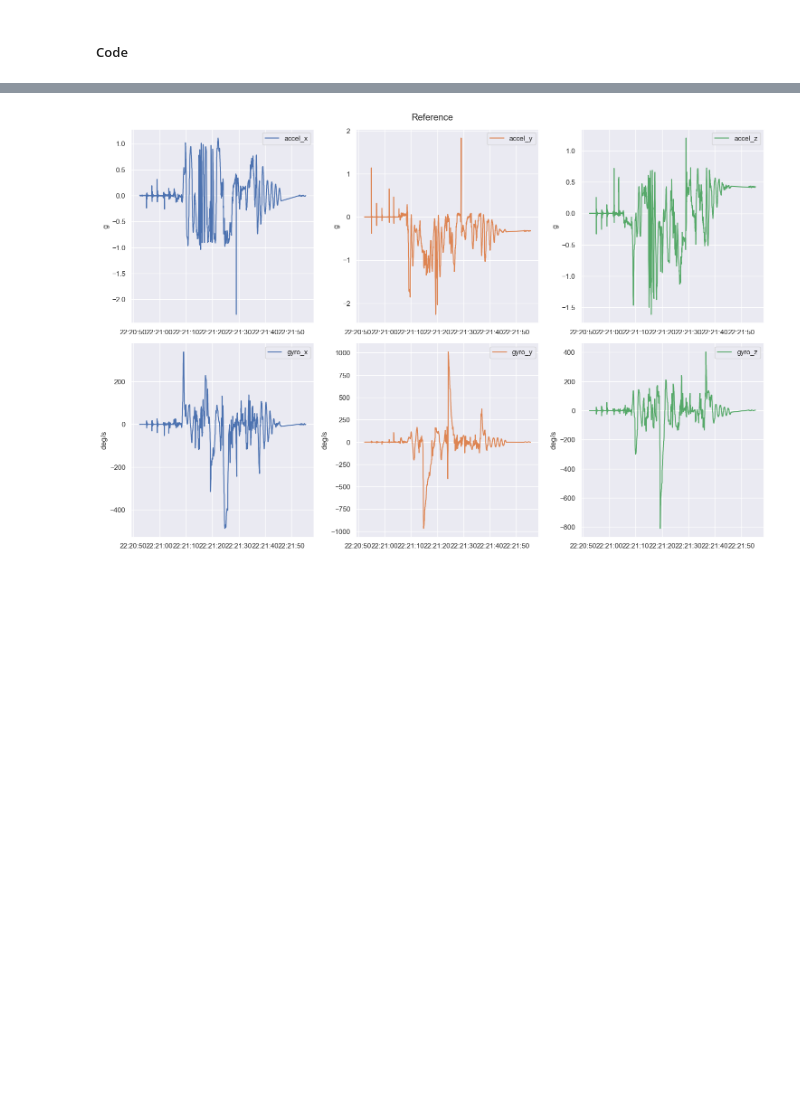
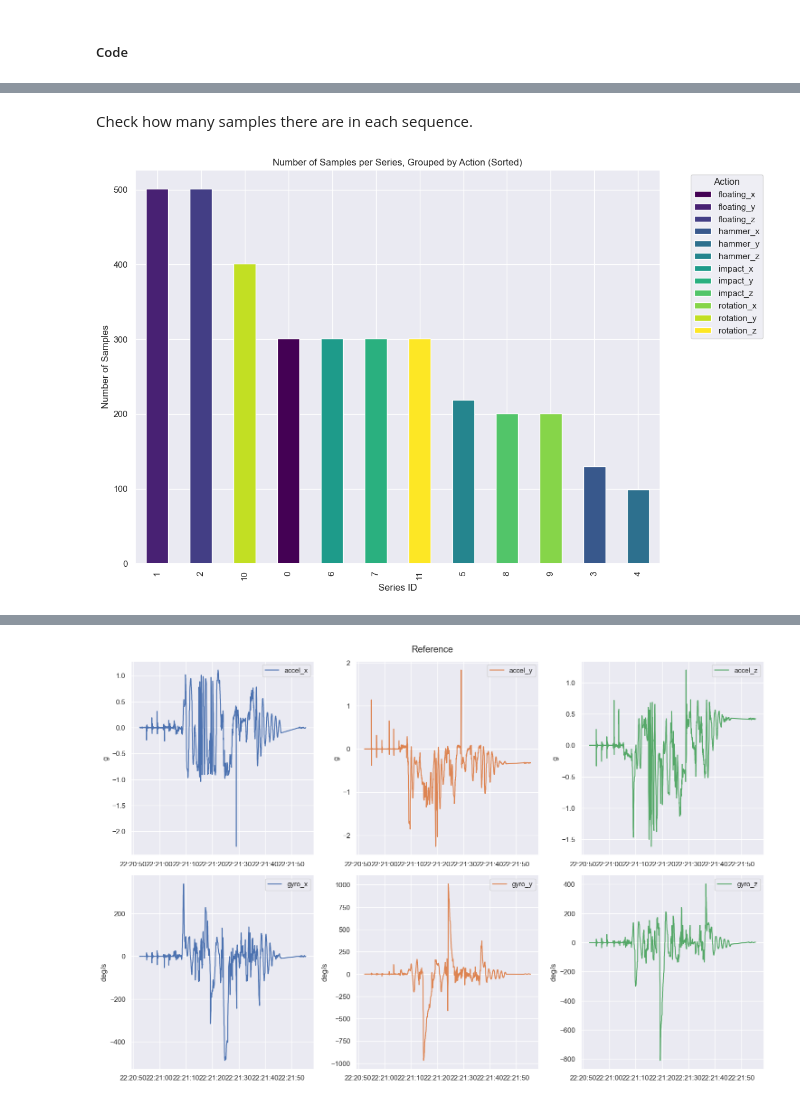
Before and after one commit to PeriniM/SmartApple-Thesis, a Jupyter notebook: data-analysis/dynamic_time_warping.ipynb, the cells around one changed output, grey strips where cells are left out. Drawn from its saved outputs; the diff is of its cells as text; code cells hidden in the pictures; blank space fills up the shorter version.

```diff
--- a/data-analysis/dynamic_time_warping.ipynb
+++ b/data-analysis/dynamic_time_warping.ipynb
@@ -72,5 +132,27 @@ def plot_sensors_df(df, title="", x_index='sample'):
 # groupby by action
 df_grouped = df.groupby('action')
 
+# Grouping data by series_id and action
+df_grouped_id = df.groupby(['series_id', 'action']).size().unstack(fill_value=0)
 # show all the actions
 # print(df_grouped.groups.keys())
+# %% [markdown]
+Check how many samples there are in each sequence.
+# %%
+
+# Sorting the grouped data by the total number of samples in each series, from highest to lowest
+sorted_grouped_data = df_grouped_id.sum(axis=1).sort_values(ascending=False)
+sorted_grouped_data = df_grouped_id.loc[sorted_grouped_data.index]
+
+# Plotting the sorted histogram
+ax = sorted_grouped_data.plot(kind='bar', stacked=True, figsize=(12, 8), colormap='viridis')
+plt.title('Number of Samples per Series, Grouped by Action (Sorted)')
+plt.xlabel('Series ID')
+plt.ylabel('Number of Samples')
+plt.grid(True)
+plt.legend(title='Action', bbox_to_anchor=(1.05, 1), loc='upper left')
+ax.set_axisbelow(True)
+plt.tight_layout()
+plt.show()
+# %% [output]
+[figure, added]
```
Also changed, not shown: parts of 9 cells of this notebook.
